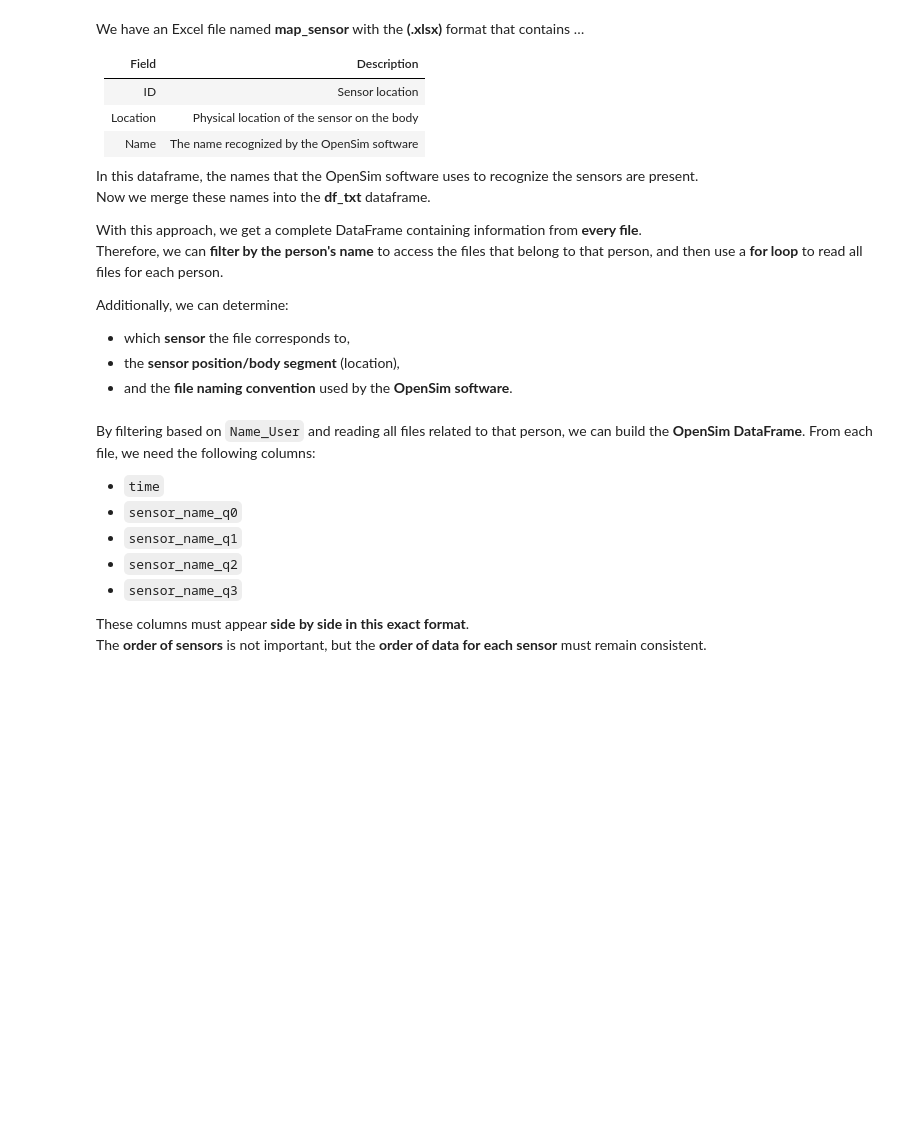
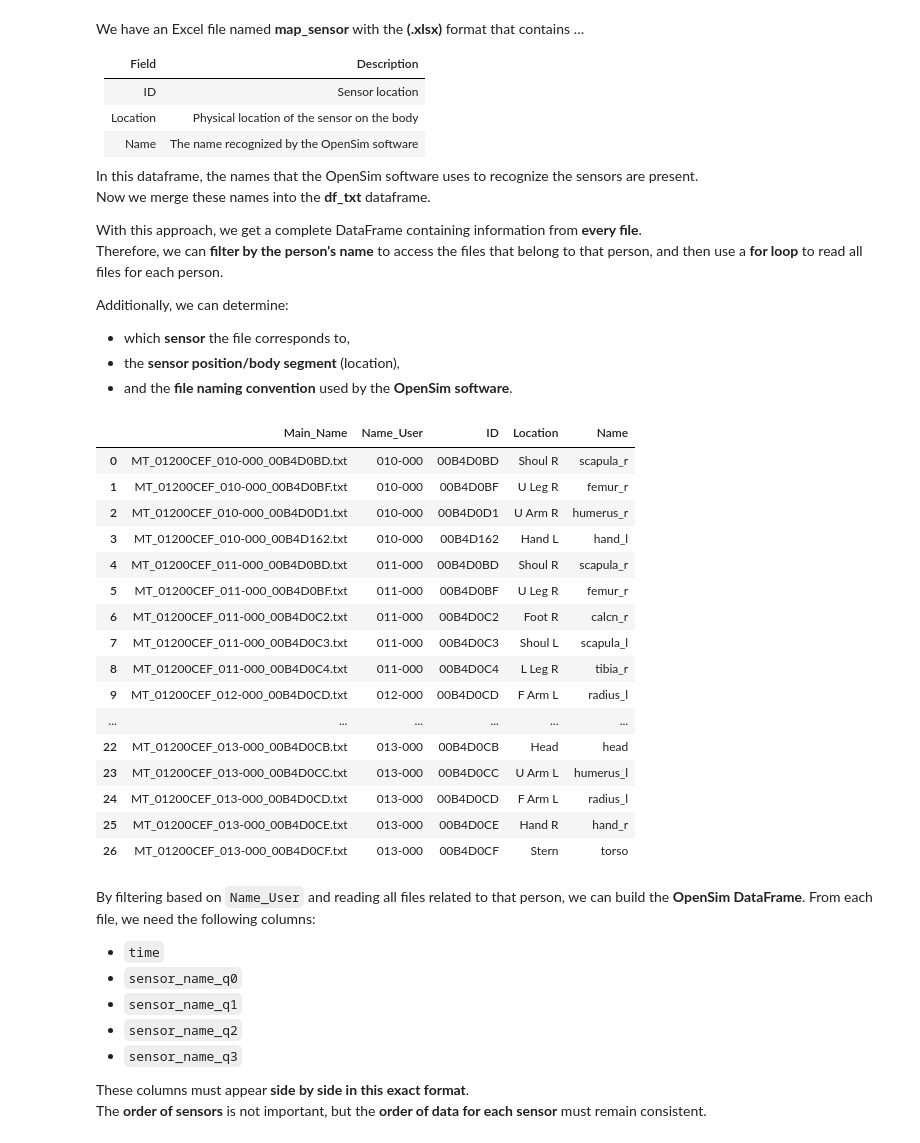
Before and after one commit to Mohsenmohebbi1993/Biomechanik, a Jupyter notebook: notebooks/5. IMU Analysis.ipynb, the cells around one changed output. Saved outputs shown, nothing was run; the diff lists cells and outputs as text; code cells hidden in the pictures; blank space fills up the shorter version.

```diff
--- a/notebooks/5. IMU Analysis.ipynb
+++ b/notebooks/5. IMU Analysis.ipynb
@@ -329,6 +329,26 @@ INFORMATION_TXT_FILE = pd.merge(df_txt,
                                 left_on="ID",
                                 right_on="ID",
                                 how="left")
+# %%
+INFORMATION_TXT_FILE
+# %% [output]
+|  | Main_Name | Name_User | ID | Location | Name |
+| 0 | MT_01200CEF_010-000_00B4D0BD.txt | 010-000 | 00B4D0BD | Shoul R | scapula_r |
+| 1 | MT_01200CEF_010-000_00B4D0BF.txt | 010-000 | 00B4D0BF | U Leg R | femur_r |
+| 2 | MT_01200CEF_010-000_00B4D0D1.txt | 010-000 | 00B4D0D1 | U Arm R | humerus_r |
+| 3 | MT_01200CEF_010-000_00B4D162.txt | 010-000 | 00B4D162 | Hand L | hand_l |
+| 4 | MT_01200CEF_011-000_00B4D0BD.txt | 011-000 | 00B4D0BD | Shoul R | scapula_r |
+| 5 | MT_01200CEF_011-000_00B4D0BF.txt | 011-000 | 00B4D0BF | U Leg R | femur_r |
+| 6 | MT_01200CEF_011-000_00B4D0C2.txt | 011-000 | 00B4D0C2 | Foot R | calcn_r |
+| 7 | MT_01200CEF_011-000_00B4D0C3.txt | 011-000 | 00B4D0C3 | Shoul L | scapula_l |
+| 8 | MT_01200CEF_011-000_00B4D0C4.txt | 011-000 | 00B4D0C4 | L Leg R | tibia_r |
+| 9 | MT_01200CEF_012-000_00B4D0CD.txt | 012-000 | 00B4D0CD | F Arm L | radius_l |
+| ... | ... | ... | ... | ... | ... |
+| 22 | MT_01200CEF_013-000_00B4D0CB.txt | 013-000 | 00B4D0CB | Head | head |
+| 23 | MT_01200CEF_013-000_00B4D0CC.txt | 013-000 | 00B4D0CC | U Arm L | humerus_l |
+| 24 | MT_01200CEF_013-000_00B4D0CD.txt | 013-000 | 00B4D0CD | F Arm L | radius_l |
+| 25 | MT_01200CEF_013-000_00B4D0CE.txt | 013-000 | 00B4D0CE | Hand R | hand_r |
+| 26 | MT_01200CEF_013-000_00B4D0CF.txt | 013-000 | 00B4D0CF | Stern | torso |
 # %% [markdown]
 By filtering based on `Name_User` and reading all files related to that person, we can build the **OpenSim DataFrame**.
 From each file, we need the following columns:
```
Also changed, not shown: parts of 6 cells of this notebook.
